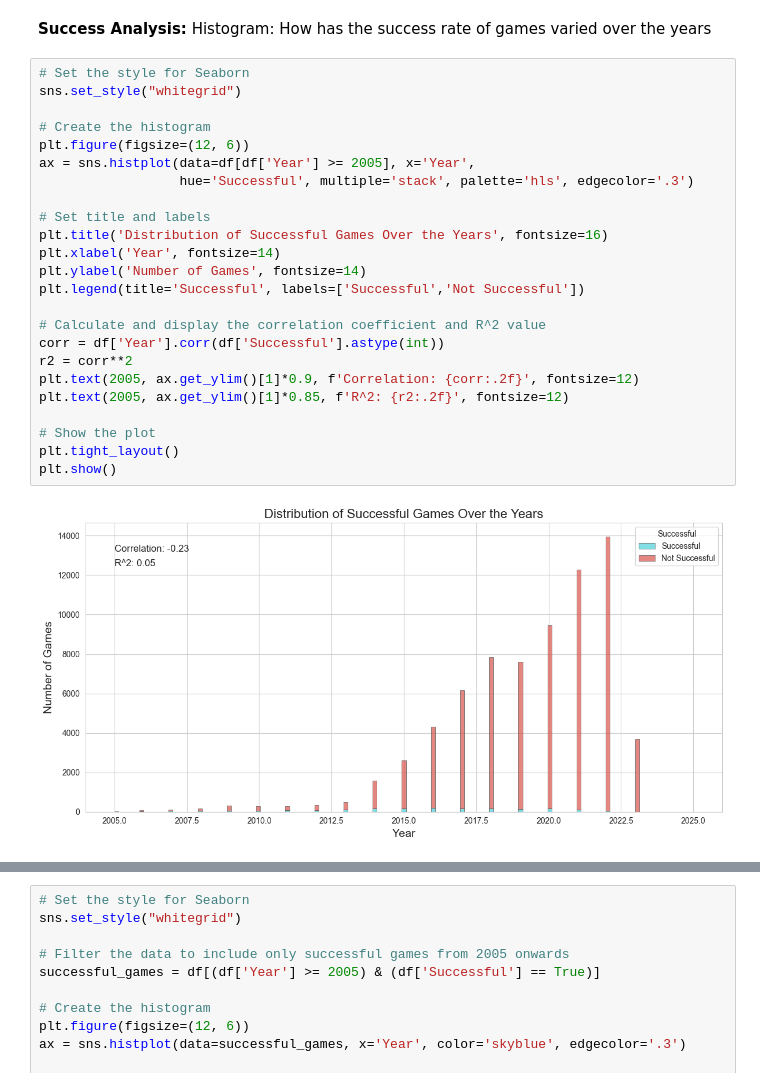
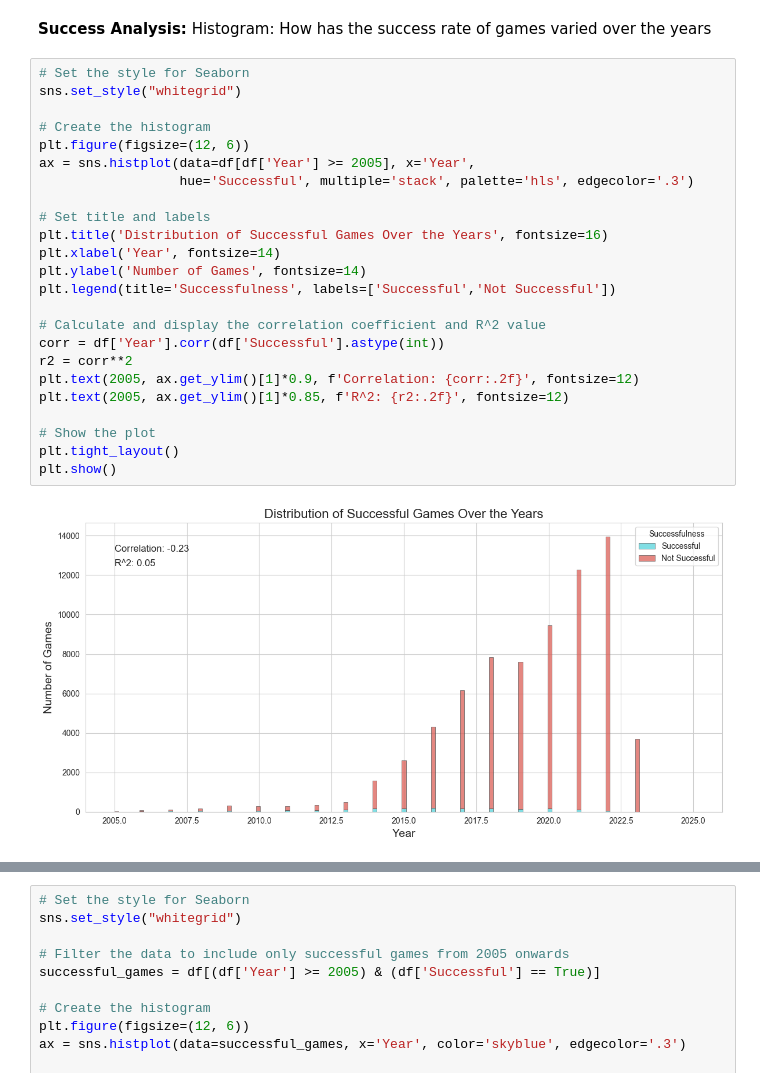
Before and after one commit to Dor-J/Steam-games-dataset-exploration, a Jupyter notebook: Steam games dataset exploration.ipynb, the cells around one changed output, grey strips where cells are left out. Cells and saved outputs as stored; diff of their text form.

```diff
--- a/Steam games dataset exploration.ipynb
+++ b/Steam games dataset exploration.ipynb
@@ -611,26 +621,26 @@ df.head()
 # %%
 # Set the style for Seaborn
 sns.set_style("whitegrid")
 
 # Create the histogram
 plt.figure(figsize=(12, 6))
 ax = sns.histplot(data=df[df['Year'] >= 2005], x='Year',
                   hue='Successful', multiple='stack', palette='hls', edgecolor='.3')
 
 # Set title and labels
 plt.title('Distribution of Successful Games Over the Years', fontsize=16)
 plt.xlabel('Year', fontsize=14)
 plt.ylabel('Number of Games', fontsize=14)
-plt.legend(title='Successful', labels=['Successful','Not Successful'])
+plt.legend(title='Successfulness', labels=['Successful','Not Successful'])
 
 # Calculate and display the correlation coefficient and R^2 value
 corr = df['Year'].corr(df['Successful'].astype(int))
 r2 = corr**2
 plt.text(2005, ax.get_ylim()[1]*0.9, f'Correlation: {corr:.2f}', fontsize=12)
 plt.text(2005, ax.get_ylim()[1]*0.85, f'R^2: {r2:.2f}', fontsize=12)
 
 # Show the plot
 plt.tight_layout()
 plt.show()
 # %% [output]
-[figure, old version]
+[figure, new version]
```
Also changed, not shown: parts of 13 cells of this notebook, 1 other file.
